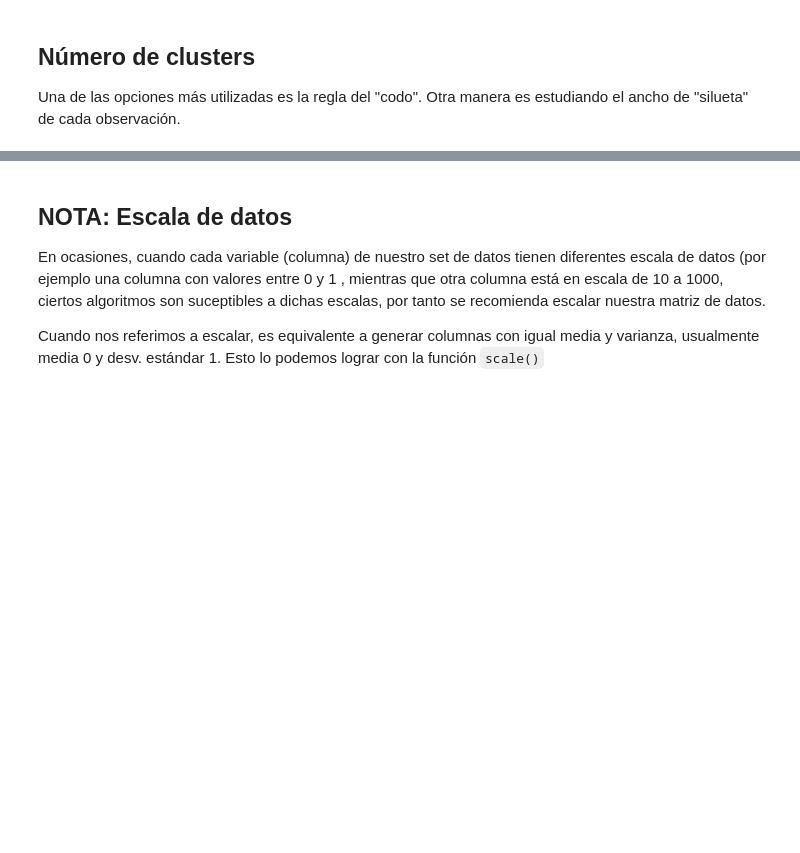
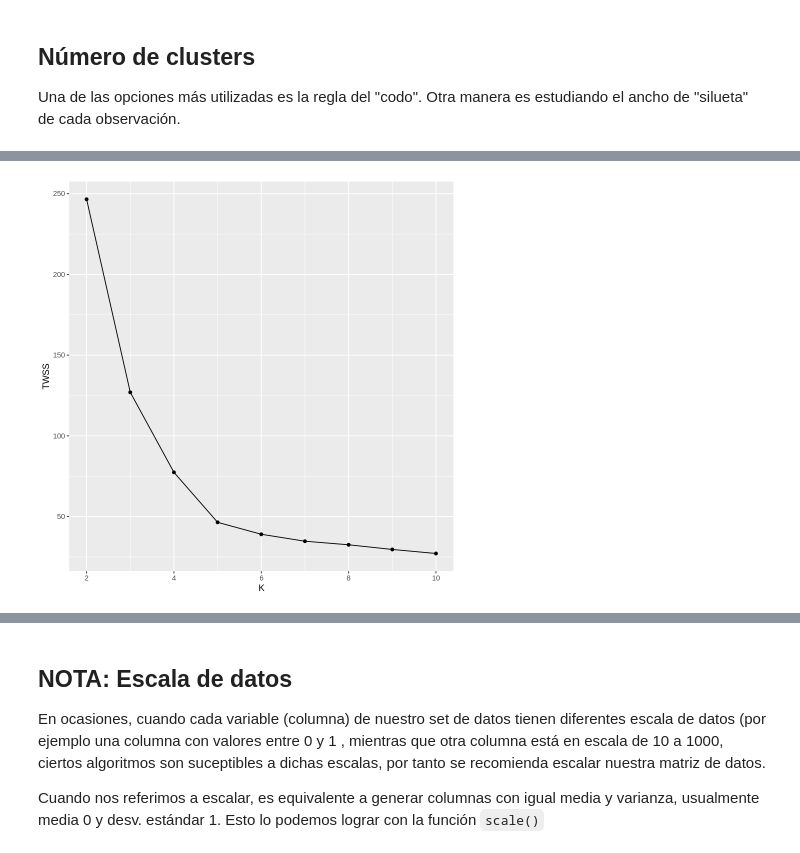
Before and after one commit to rodrigo-coco-espinoza/Introduccion_a_ciencia_de_datos_R_v2, a Jupyter notebook: Clases/Clase6/Clase6_1_clustering.ipynb, the cells around one changed output, grey strips where cells are left out. Saved outputs shown, nothing was run; the diff lists cells and outputs as text; code cells hidden in the pictures; blank space fills up the shorter version.

```diff
--- a/Clases/Clase6/Clase6_1_clustering.ipynb
+++ b/Clases/Clase6/Clase6_1_clustering.ipynb
@@ -83,0 +254,3 @@ distancias
+# %%
+base$cl_kmens <- NULL
+head(base)
@@ -113,5 +340,16 @@ names(base)
 # %%
 # Generar un ciclo for que implemente el algoritmo kmeans con centros 2:50
 # En cada iteración rescatar el total within sum squares (twss) y guardar dicho resultado en un dataframe
-centros <- 2:50
-twss_df <- data.frame()
+# OP1
+centers <- 2:50
+twss_df <- data.frame(K=NA, TWSS=NA)# 49x2, columnas: K, TWSS
+
+for(k in centers){
+  mod_km <- kmeans(base,centers = k, nstart = 10)
+  twss <- mod_km$tot.withinss
+  twss_df[k,2] <- twss
+  twss_df[k,1] <- k
+
+}
+
+twss_df
@@ -119,0 +376,15 @@ twss_df <- data.frame()
+# %%
+# OP2
+centers <- 2:10
+twss_df <- data.frame()# 49x2, columnas: K, TWSS
+
+for(k in centers){
+  mod_km <- kmeans(base,centers = k, nstart = 10)
+  twss <- mod_km$tot.withinss
+  aux <- data.frame(K = k, TWSS = twss)
+
+  twss_df <- bind_rows(twss_df,aux)
+
+}
+
+twss_df
@@ -119,0 +404,8 @@ twss_df <- data.frame()
+# %%
+twss_df %>%
+  ggplot() +
+  aes(x = K, y = TWSS) +
+  geom_point()+
+  geom_line()
+# %% [output]
+[figure, added]
```
Also changed, not shown: parts of 43 cells of this notebook.
